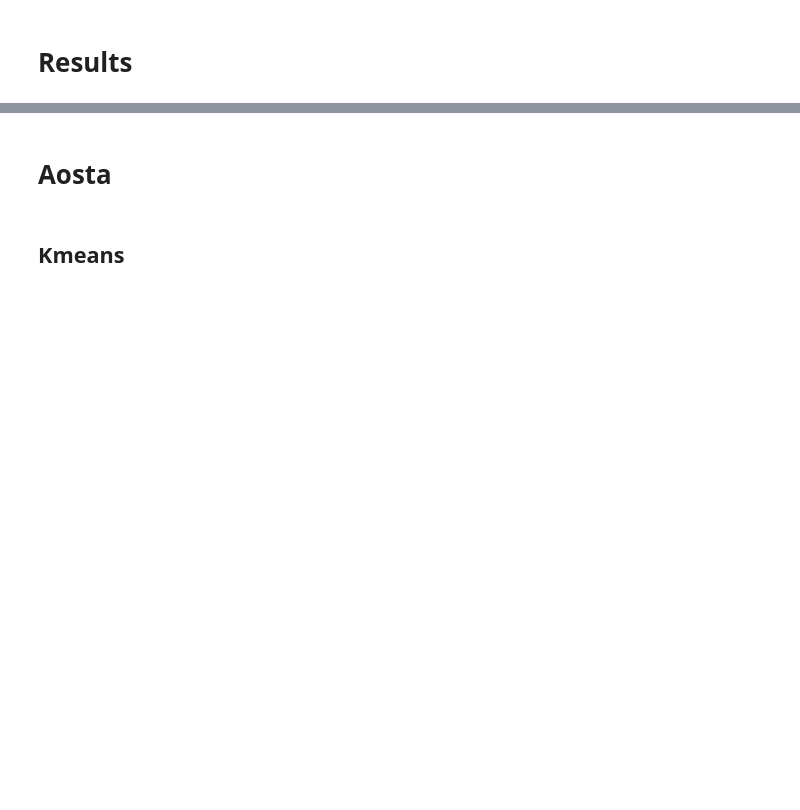
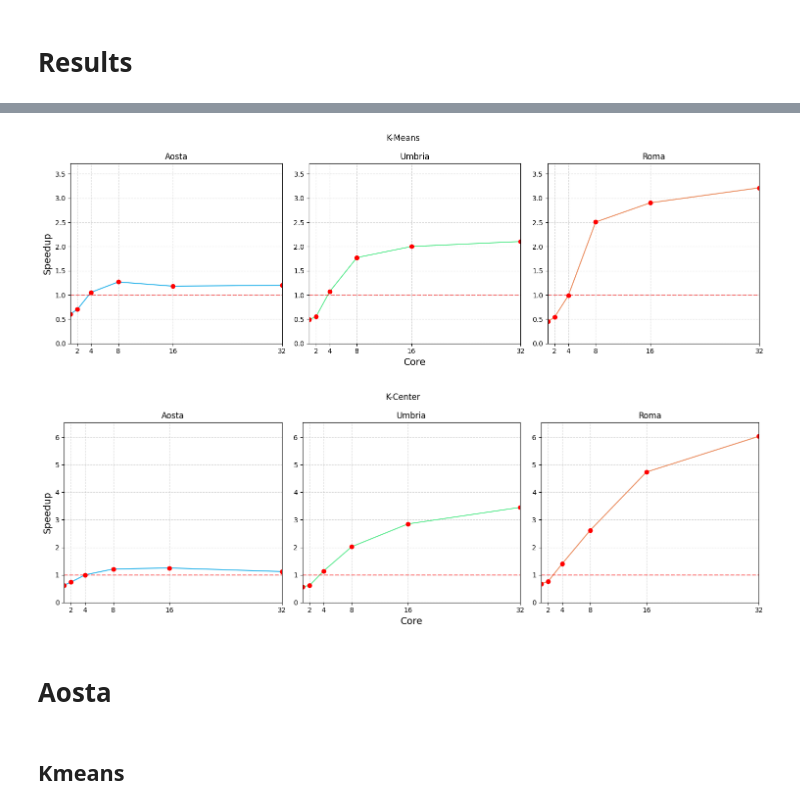
Before and after one commit to alfo93/Scalable-And-Cloud-Programming, a Jupyter notebook: cloud_results.ipynb, the cells around one changed output, grey strips where cells are left out. Cells and saved outputs as stored; diff of their text form; code cells hidden in the pictures; blank space fills up the shorter version.

```diff
--- a/cloud_results.ipynb
+++ b/cloud_results.ipynb
@@ -82,3 +89,58 @@ plot_speedup(kcenter)
+# %%
+def plot_speedup_distribuito(df_data,title):
+    regions = ["Aosta", "Umbria", "Roma"]
+    fig, ax = plt.subplots(1, len(regions), figsize=(15, 5))
+
+    colors = ["#34b7eb", "#65eb96", "#eb9165"]
+
+    max_speedup = 0
+    for region in regions:
+        data = df_data[df_data["Dataset"] == region]
+        data = data[data["Scenario"] != "Sequenziale"]
+        dist_mean = data[data["Scenario"] == "Distribuito"]["Mean"].values[0]
+        data["Speedup"] = dist_mean / data["Mean"]
+        max_speedup = max(max_speedup, data["Speedup"].max())
+
+    for i, region in enumerate(regions):
+        data = df_data[df_data["Dataset"] == region]
+        dist_mean = data[data["Scenario"] == "Distribuito"]["Mean"].values[0]
+        data = data[data["Scenario"] != "Sequenziale"]
+        data = data[data["Scenario"] != "Distribuito"]
+
+        data["Speedup"] = dist_mean / data["Mean"]
+        sns.lineplot(data=data, x="Core", y="Speedup", ax=ax[i], color=colors[i])
+        ax[i].set_title(f"{region}")
+
+        if i == 0:
+            ax[i].set_ylabel("Speedup", fontsize=14)
+        else:
+            ax[i].set_ylabel("")
+
+        if i == 1:
+            ax[i].set_xlabel("Core", fontsize=14)
+        else:
+            ax[i].set_xlabel("")
+
+        ax[i].set_xlim(1, 32)
+        ax[i].set_xticks([2, 4, 8, 16, 32])
+
+        ax[i].set_ylim(0, max_speedup + 0.5)
+
+        for _, row in data.iterrows():
+            ax[i].plot(row["Core"], row["Speedup"], "o", color="red")
+
+        ax[i].grid(True, linestyle="--", alpha=0.5)
+        ax[i].axhline(y=1.0, color="red", linestyle="--", alpha=0.5)
+
+    plt.suptitle(title)
+    plt.tight_layout()
+    plt.show()
+
+plot_speedup_distribuito(kmeans, "K-Means")
+plot_speedup_distribuito(kcenter, "K-Center")
+# %% [output]
+[figure, added]
+[figure, added]
 # %%
 def plot_graphs(data, title):
     seq_mean = data[data["Scenario"] == "Sequenziale"]["Mean"].values[0]
```
Also changed, not shown: parts of 1 cell of this notebook.
